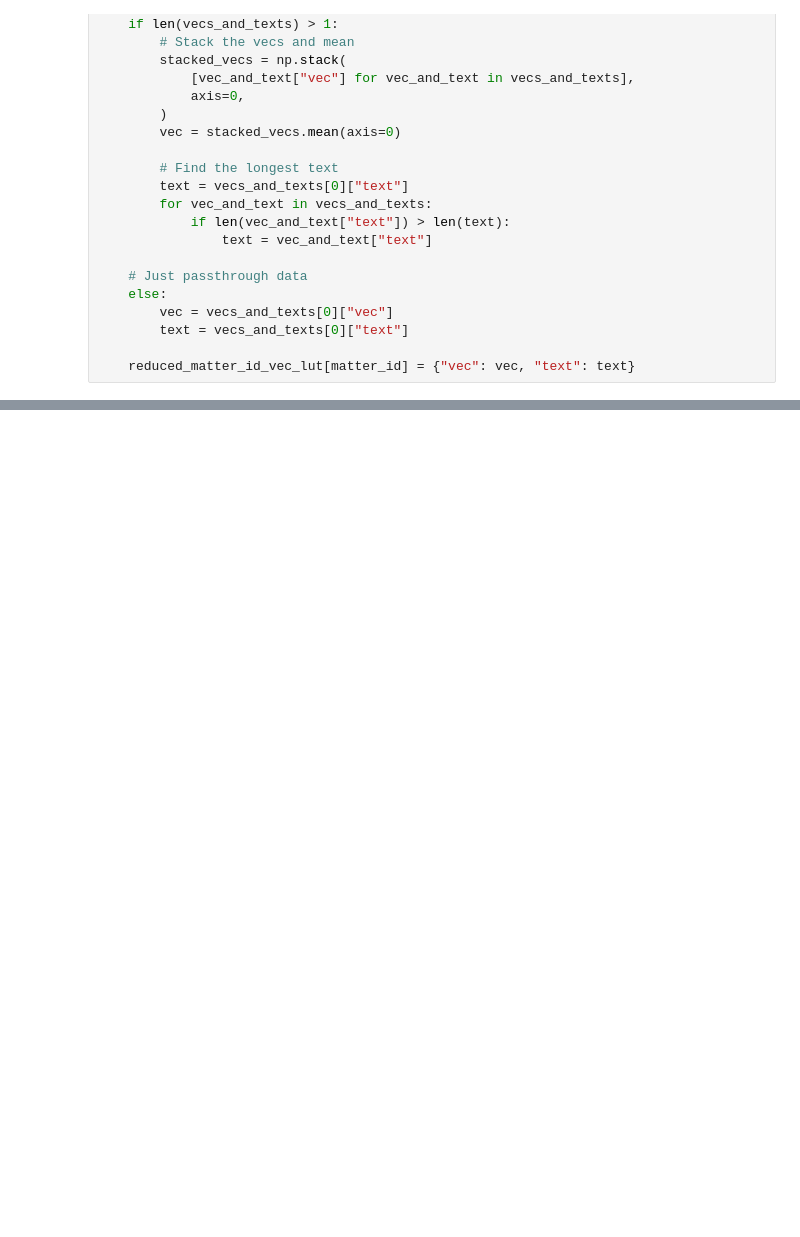
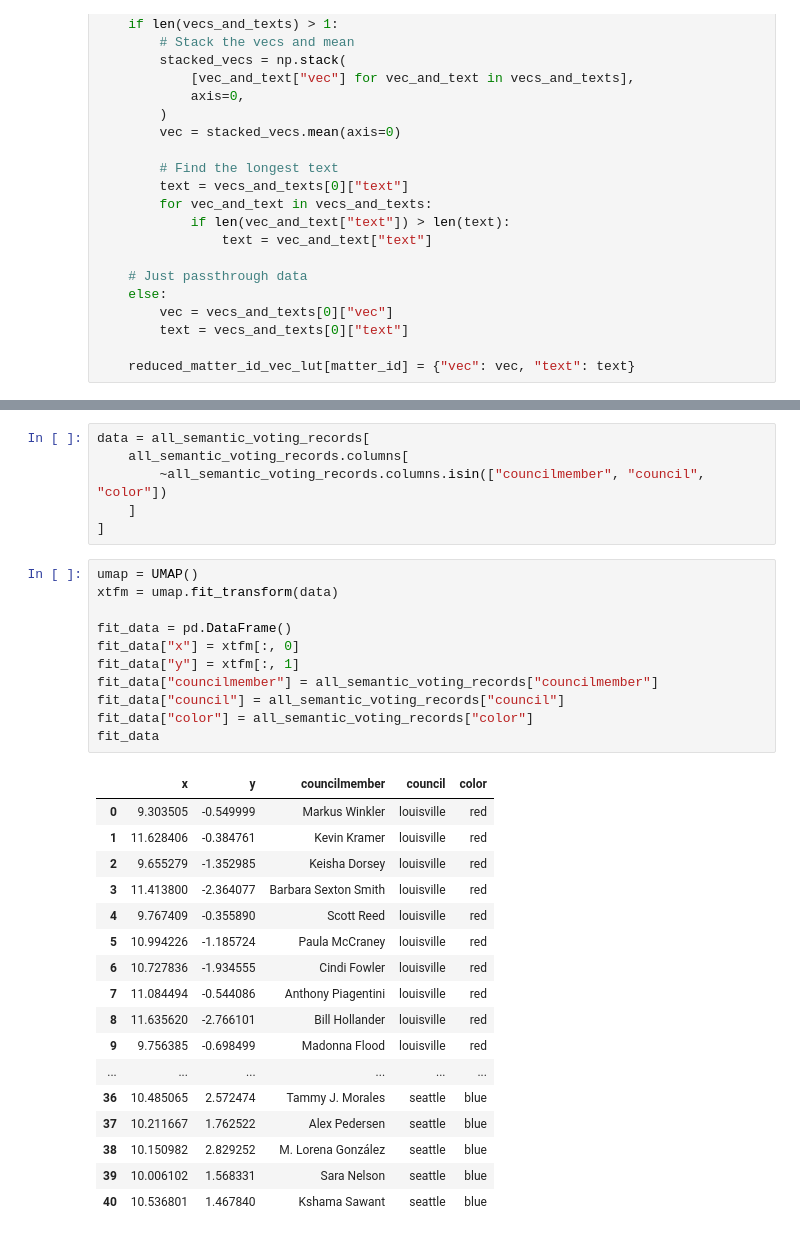
Before and after one commit to PugetSoundClinic-PIT/councils-in-action, a Jupyter notebook: voting-blocs.ipynb, the cells around one changed output, grey strips where cells are left out. Saved outputs shown, nothing was run; the diff lists cells and outputs as text; blank space fills up the shorter version.

```diff
--- a/voting-blocs.ipynb
+++ b/voting-blocs.ipynb
@@ -298,0 +360,35 @@ array([-1, -1, -1, -1, -1, -1, -1, -1, -1, -1])
+# %%
+data = all_semantic_voting_records[
+    all_semantic_voting_records.columns[
+        ~all_semantic_voting_records.columns.isin(["councilmember", "council", "color"])
+    ]
+]
+# %%
+umap = UMAP()
+xtfm = umap.fit_transform(data)
+
+fit_data = pd.DataFrame()
+fit_data["x"] = xtfm[:, 0]
+fit_data["y"] = xtfm[:, 1]
+fit_data["councilmember"] = all_semantic_voting_records["councilmember"]
+fit_data["council"] = all_semantic_voting_records["council"]
+fit_data["color"] = all_semantic_voting_records["color"]
+fit_data
+# %% [output]
+|  | x | y | councilmember | council | color |
+| 0 | 9.303505 | -0.549999 | Markus Winkler | louisville | red |
+| 1 | 11.628406 | -0.384761 | Kevin Kramer | louisville | red |
+| 2 | 9.655279 | -1.352985 | Keisha Dorsey | louisville | red |
+| 3 | 11.413800 | -2.364077 | Barbara Sexton Smith | louisville | red |
+| 4 | 9.767409 | -0.355890 | Scott Reed | louisville | red |
+| 5 | 10.994226 | -1.185724 | Paula McCraney | louisville | red |
+| 6 | 10.727836 | -1.934555 | Cindi Fowler | louisville | red |
+| 7 | 11.084494 | -0.544086 | Anthony Piagentini | louisville | red |
+| 8 | 11.635620 | -2.766101 | Bill Hollander | louisville | red |
+| 9 | 9.756385 | -0.698499 | Madonna Flood | louisville | red |
+| ... | ... | ... | ... | ... | ... |
+| 36 | 10.485065 | 2.572474 | Tammy J. Morales | seattle | blue |
+| 37 | 10.211667 | 1.762522 | Alex Pedersen | seattle | blue |
+| 38 | 10.150982 | 2.829252 | M. Lorena González | seattle | blue |
+| 39 | 10.006102 | 1.568331 | Sara Nelson | seattle | blue |
+| 40 | 10.536801 | 1.467840 | Kshama Sawant | seattle | blue |
```
Also changed, not shown: parts of 13 cells of this notebook.
